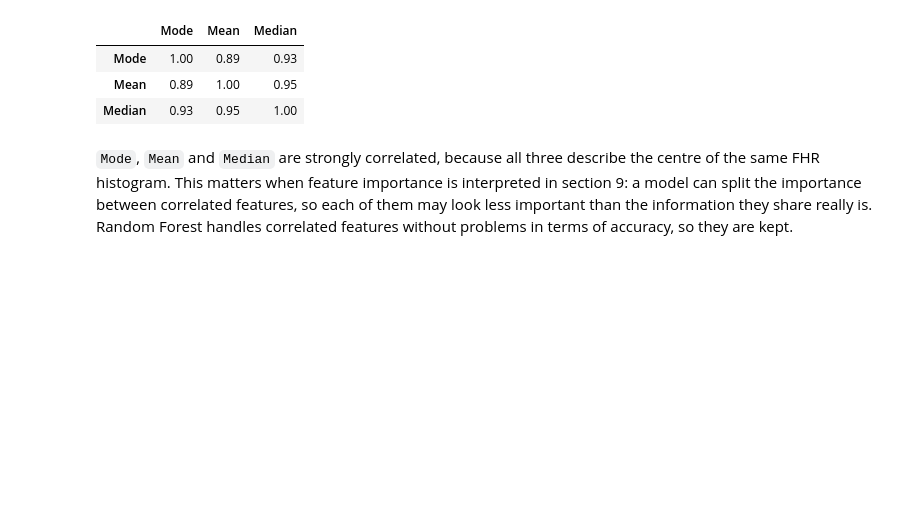
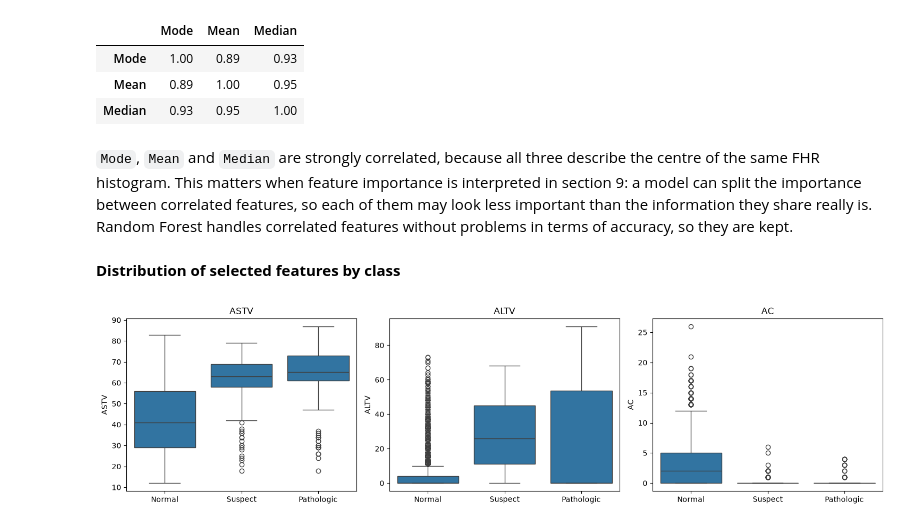
Before and after one commit to sba26106-bit/machine-learning-ca1, a Jupyter notebook: CA1_ML.ipynb, the cells around one changed output. Drawn from its saved outputs; the diff is of its cells as text; code cells hidden in the pictures; blank space fills up the shorter version.

```diff
--- a/CA1_ML.ipynb
+++ b/CA1_ML.ipynb
@@ -352,3 +352,17 @@ X[['Mode', 'Mean', 'Median']].corr().round(2)
 | Median | 0.93 | 0.95 | 1.00 |
 # %% [markdown]
 `Mode`, `Mean` and `Median` are strongly correlated, because all three describe the centre of the same FHR histogram. This matters when feature importance is interpreted in section 9: a model can split the importance between correlated features, so each of them may look less important than the information they share really is. Random Forest handles correlated features without problems in terms of accuracy, so they are kept.
+# %% [markdown]
+**Distribution of selected features by class**
+# %%
+# Boxplots of three features for each class of NSP
+features_to_plot = ['ASTV', 'ALTV', 'AC']
+fig, axes = plt.subplots(1, 3, figsize=(15, 4))
+for ax, col in zip(axes, features_to_plot):
+    sns.boxplot(x=y.map(class_names), y=X[col], order=['Normal', 'Suspect', 'Pathologic'], ax=ax)
+    ax.set_title(col)
+    ax.set_xlabel('')
+plt.tight_layout()
+plt.show()
+# %% [output]
+[figure, added]
```
Also changed, not shown: parts of 5 cells of this notebook.
